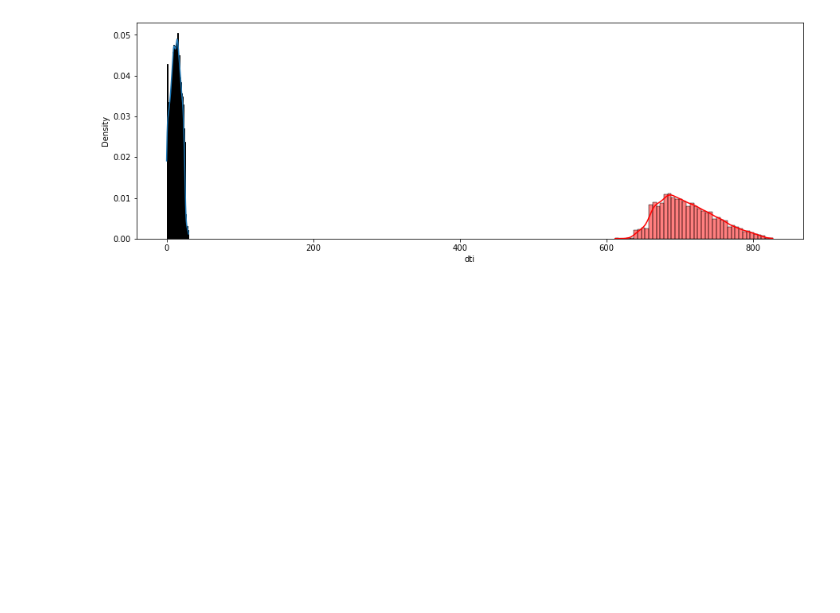
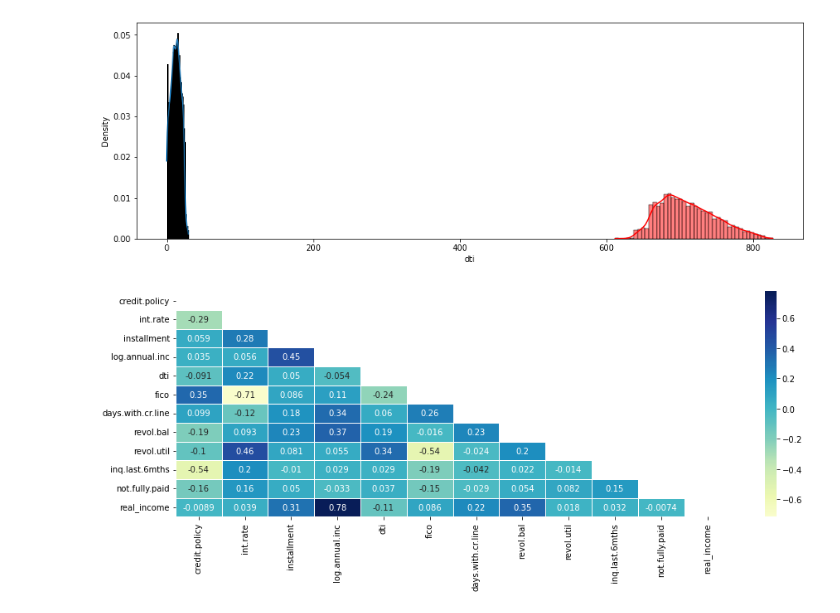
Before and after one commit to naav3/DATA_3450_Quiz_2, a Jupyter notebook: quiz_2_1221_start.ipynb, the cells around one changed output. Drawn from its saved outputs; the diff is of its cells as text; code cells hidden in the pictures; blank space fills up the shorter version.

```diff
--- a/quiz_2_1221_start.ipynb
+++ b/quiz_2_1221_start.ipynb
@@ -221,3 +221,11 @@ sns.histplot(df["fico"], kde=True, stat="density", color='red')
 # %% [output]
 <AxesSubplot:xlabel='dti', ylabel='Density'>
 [figure]
+# %%
+
+df = df.corr()
+mask = np.triu(np.ones_like(df, dtype=bool))
+sns.heatmap(df, center=0, linewidths=.5, annot=True, cmap="YlGnBu", yticklabels=True, mask=mask)
+plt.show()
+# %% [output]
+[figure, added]
```
Also changed, not shown: parts of 3 cells of this notebook.
